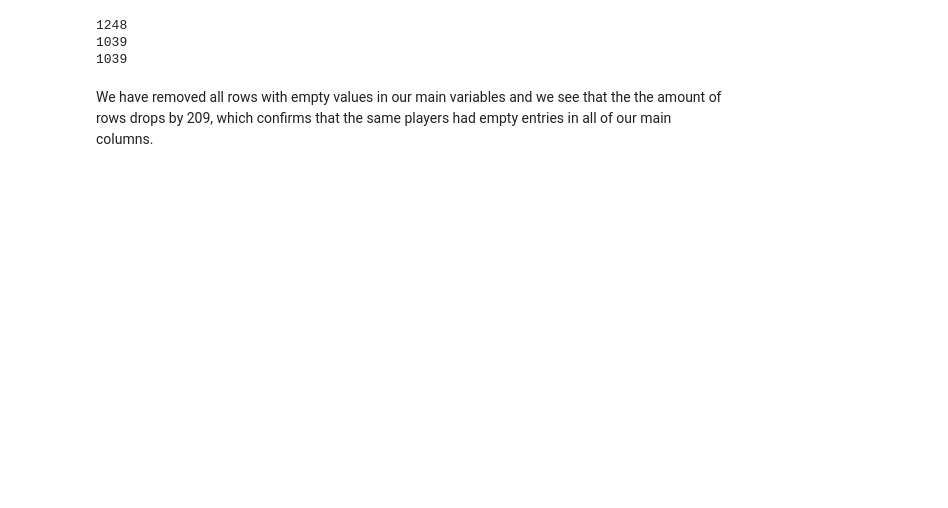
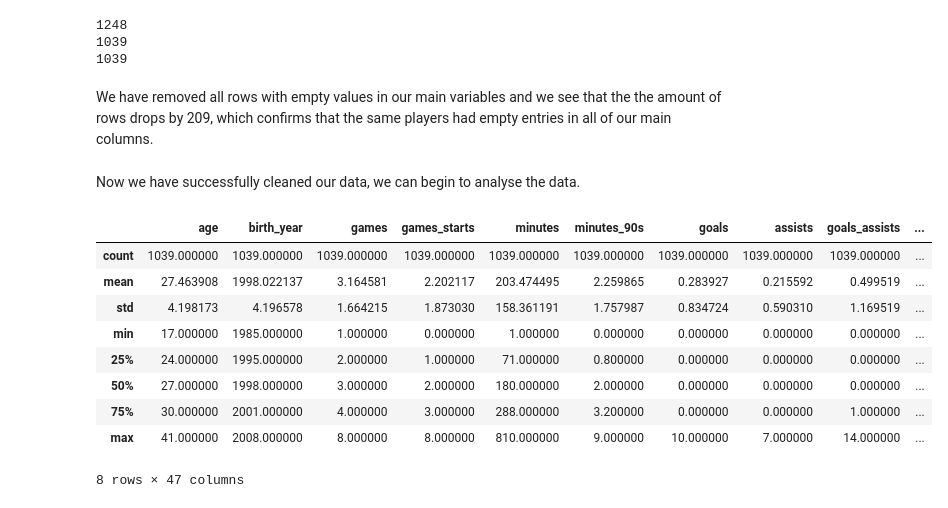
Before and after one commit to kacprinho/world-cup-EDA, a Jupyter notebook: notebooks/player-EDA.ipynb, the cells around one changed output. Saved outputs shown, nothing was run; the diff lists cells and outputs as text; code cells hidden in the pictures; blank space fills up the shorter version.

```diff
--- a/notebooks/player-EDA.ipynb
+++ b/notebooks/player-EDA.ipynb
@@ -124,3 +128,18 @@ print(1248-209)
 1039
 # %% [markdown]
 We have removed all rows with empty values in our main variables and we see that the the amount of rows drops by 209, which confirms that the same players had empty entries in all of our main columns.
+# %% [markdown]
+Now we have successfully cleaned our data, we can begin to analyse the data.
+# %%
+data.describe()
+# %% [output]
+|  | age | birth_year | games | games_starts | minutes | minutes_90s | goals | assists | goals_assists | ... |
+| count | 1039.000000 | 1039.000000 | 1039.000000 | 1039.000000 | 1039.000000 | 1039.000000 | 1039.000000 | 1039.000000 | 1039.000000 | ... |
+| mean | 27.463908 | 1998.022137 | 3.164581 | 2.202117 | 203.474495 | 2.259865 | 0.283927 | 0.215592 | 0.499519 | ... |
+| std | 4.198173 | 4.196578 | 1.664215 | 1.873030 | 158.361191 | 1.757987 | 0.834724 | 0.590310 | 1.169519 | ... |
+| min | 17.000000 | 1985.000000 | 1.000000 | 0.000000 | 1.000000 | 0.000000 | 0.000000 | 0.000000 | 0.000000 | ... |
+| 25% | 24.000000 | 1995.000000 | 2.000000 | 1.000000 | 71.000000 | 0.800000 | 0.000000 | 0.000000 | 0.000000 | ... |
+| 50% | 27.000000 | 1998.000000 | 3.000000 | 2.000000 | 180.000000 | 2.000000 | 0.000000 | 0.000000 | 0.000000 | ... |
+| 75% | 30.000000 | 2001.000000 | 4.000000 | 3.000000 | 288.000000 | 3.200000 | 0.000000 | 0.000000 | 1.000000 | ... |
+| max | 41.000000 | 2008.000000 | 8.000000 | 8.000000 | 810.000000 | 9.000000 | 10.000000 | 7.000000 | 14.000000 | ... |
+8 rows × 47 columns
```
Also changed, not shown: parts of 7 cells of this notebook.
